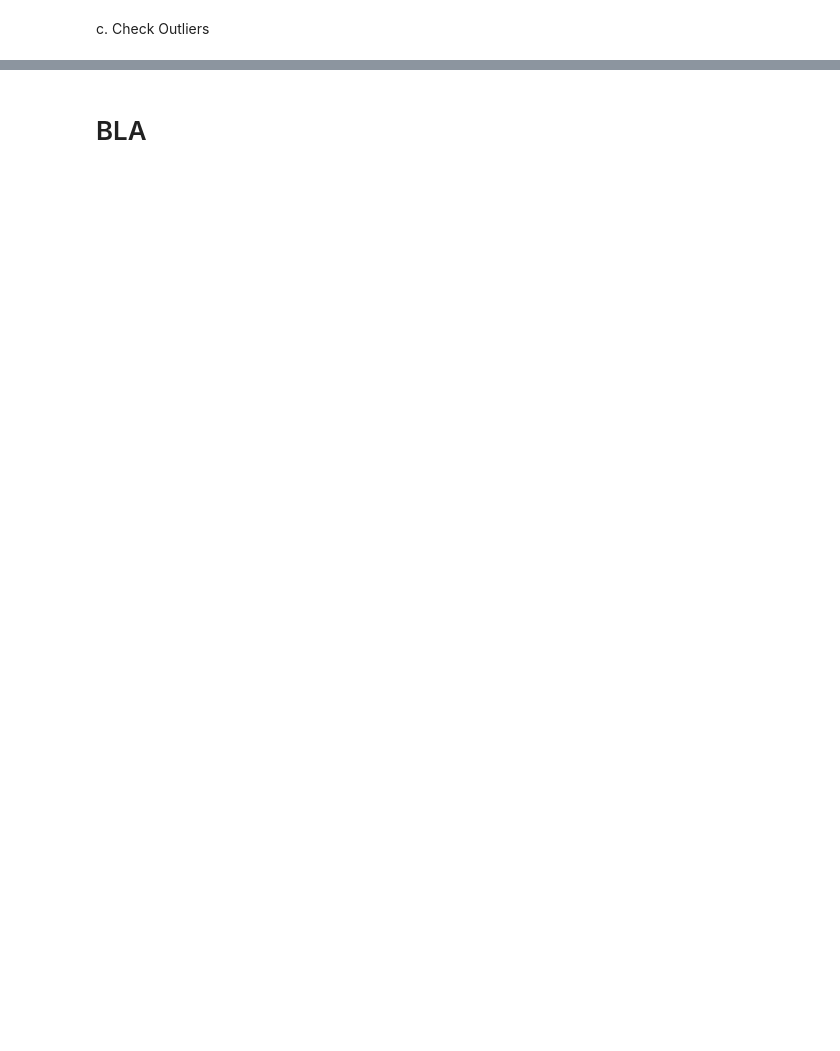
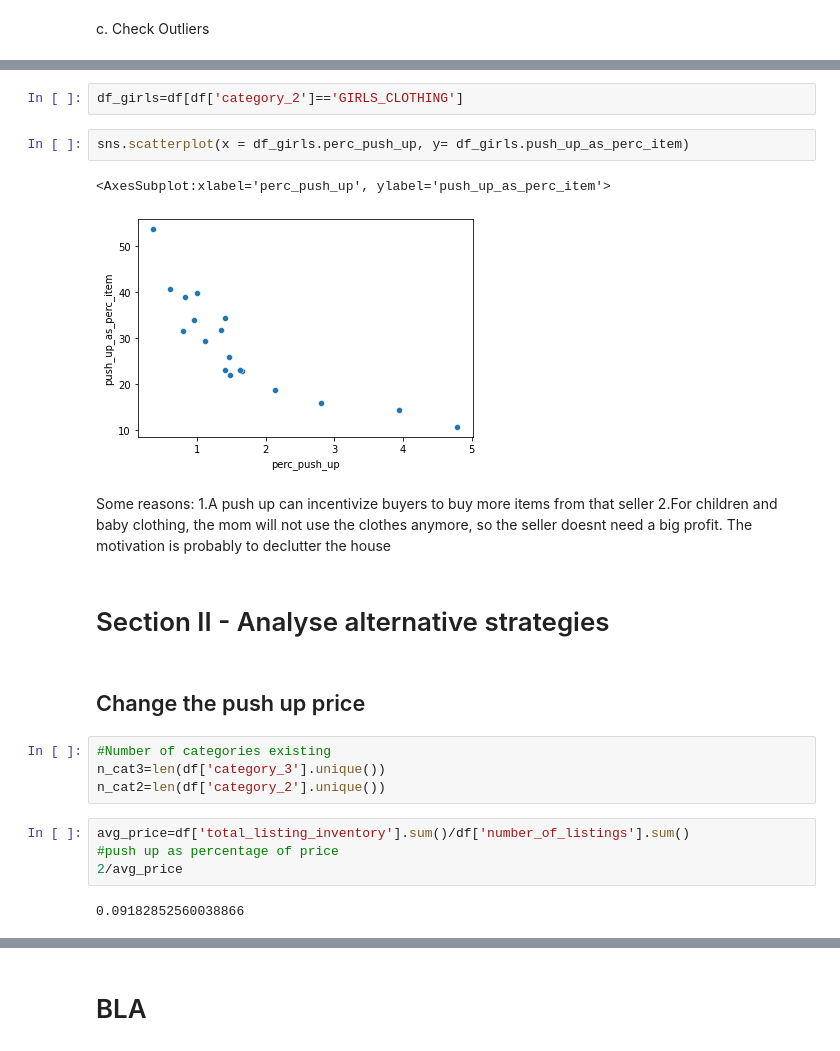
Before and after one commit to LouiseDantas/vinted, a Jupyter notebook: vinted.ipynb, the cells around one changed output, grey strips where cells are left out. Cells and saved outputs as stored; diff of their text form; blank space fills up the shorter version.

```diff
--- a/vinted.ipynb
+++ b/vinted.ipynb
@@ -87,0 +197,25 @@ corr=data.corr()
+# %%
+df_girls=df[df['category_2']=='GIRLS_CLOTHING']
+# %%
+sns.scatterplot(x = df_girls.perc_push_up, y= df_girls.push_up_as_perc_item)
+# %% [output]
+<AxesSubplot:xlabel='perc_push_up', ylabel='push_up_as_perc_item'>
+[figure, added]
+# %% [markdown]
+Some reasons:
+    1.A push up can incentivize buyers to buy more items from that seller
+    2.For children and baby clothing, the mom will not use the clothes anymore, so the seller doesnt need a big profit. The motivation is probably to declutter the house
+# %% [markdown]
+# Section II - Analyse alternative strategies
+# %% [markdown]
+## Change the push up price
+# %%
+#Number of categories existing
+n_cat3=len(df['category_3'].unique())
+n_cat2=len(df['category_2'].unique())
+# %%
+avg_price=df['total_listing_inventory'].sum()/df['number_of_listings'].sum()
+#push up as percentage of price
+2/avg_price
+# %% [output]
+0.09182852560038866
```
Also changed, not shown: parts of 72 cells of this notebook.
